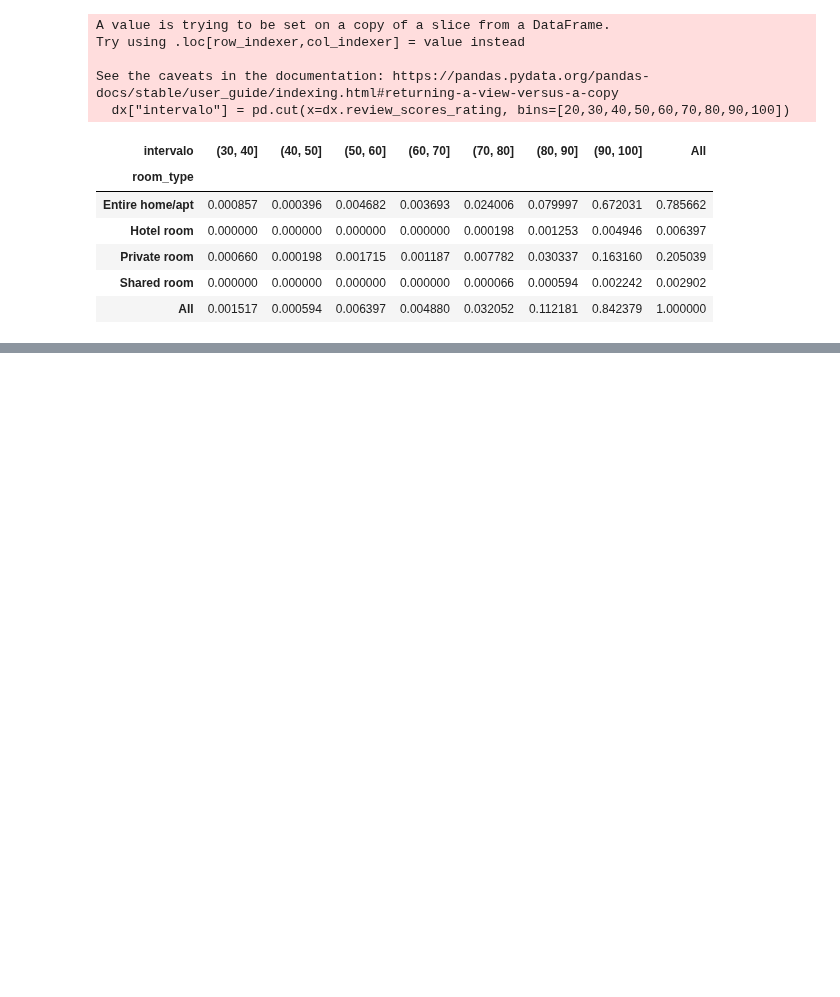
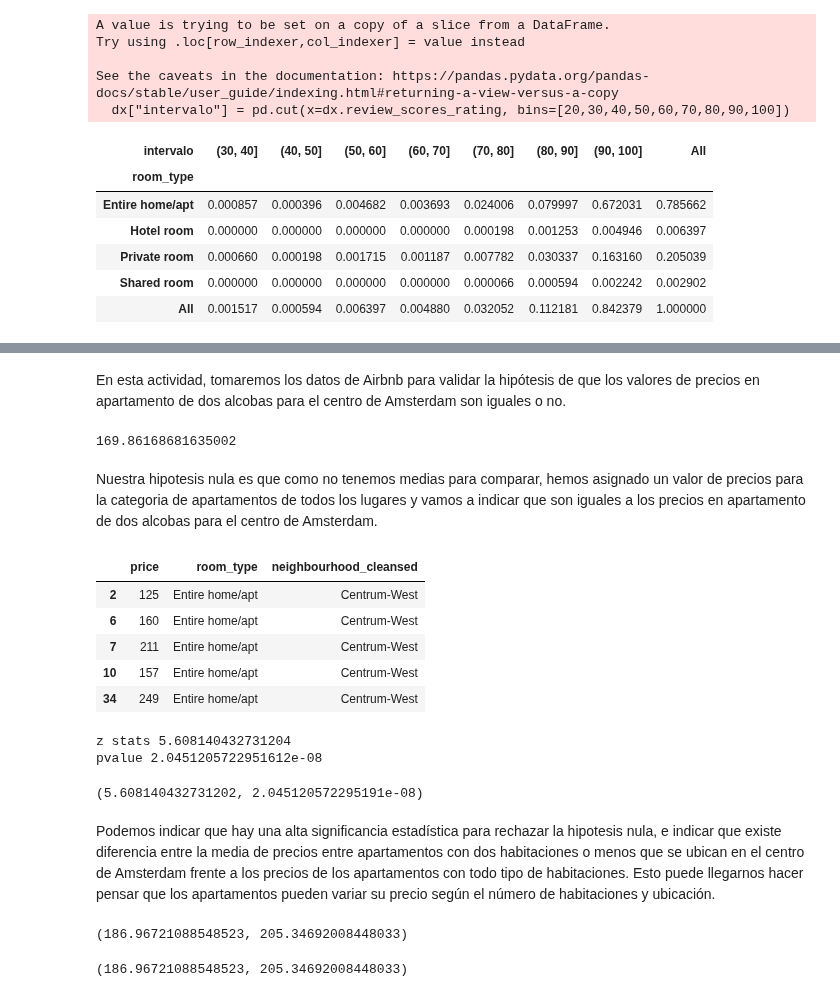
Before and after one commit to onavarrete04/Introduccion-Ciencia-Datos, a Jupyter notebook: EJERCICIO_DESCRIPTIVO_AIRBNB.ipynb, the cells around one changed output, grey strips where cells are left out. Drawn from its saved outputs; the diff is of its cells as text; code cells hidden in the pictures; blank space fills up the shorter version.

Commit message:
Estadística z y t conceptual para el ejercicio, tablas de contingencia, ejercicio

```diff
--- a/EJERCICIO_DESCRIPTIVO_AIRBNB.ipynb
+++ b/EJERCICIO_DESCRIPTIVO_AIRBNB.ipynb
@@ -504,0 +500,75 @@ stats_chi
+# %% [markdown]
+En esta actividad, tomaremos los datos de Airbnb para validar la hipótesis de que los valores de precios en apartamento de dos alcobas para el centro de Amsterdam son iguales o no.
+# %%
+# primero que todo vamos a revisar nuestras variables y generar un data set
+#h0 m1 = m2
+#ha m1 != m2
+# para este caso vamos a estimar la media de precios de las habitaciones y apartamentos
+h0 = datos.loc[(datos.room_type == "Entire home/apt"), "price"].dropna().mean()
+# %% [output]
+169.86168681635002
+# %% [markdown]
+Nuestra hipotesis nula es que como no tenemos medias para comparar, hemos asignado un valor de precios para la categoria de apartamentos de todos los lugares y vamos a indicar que son iguales a los precios en apartamento de dos alcobas para el centro de Amsterdam.
+# %%
+dx = datos.loc[(datos.room_type == "Entire home/apt") & (datos.bedrooms <= 2),["price","room_type","neighbourhood_cleansed"]].dropna()
+centro = dx[dx['neighbourhood_cleansed'].str.contains('Centrum')]
+centro.head(5)
+# %% [output]
+|  | price | room_type | neighbourhood_cleansed |
+| 2 | 125 | Entire home/apt | Centrum-West |
+| 6 | 160 | Entire home/apt | Centrum-West |
+| 7 | 211 | Entire home/apt | Centrum-West |
+| 10 | 157 | Entire home/apt | Centrum-West |
+| 34 | 249 | Entire home/apt | Centrum-West |
+# %%
+m1 = centro.price.mean()
+std = centro.price.std()
+n = centro.price.size
+
+# error estandar media poblacional e = std/np.sqrt(n)
+e = std/np.sqrt(n)
+
+# stats z = m1 - h0 / error estandar
+
+stats_z = (m1 - h0 )/ e
+stats_z
+
+# pvalue = 2 * norm.cdf(-abs(stats_z))
+pvalue = 2 * stats.norm.cdf(-abs(stats_z))
+print("z stats",stats_z)
+print("pvalue",pvalue)
+# %% [output]
+z stats 5.608140432731204
+pvalue 2.0451205722951612e-08
+# %%
+from statsmodels.stats.weightstats import ztest
+
+ztest(centro.price, value = h0)
+
+# Verificando resultados
+# %% [output]
+(5.608140432731202, 2.045120572295191e-08)
+# %% [markdown]
+Podemos indicar que hay una alta significancia estadística para rechazar la hipotesis nula, e indicar que existe diferencia entre la media de precios entre apartamentos con dos habitaciones o menos que se ubican en el centro de Amsterdam frente a los precios de los apartamentos con todo tipo de habitaciones. Esto puede llegarnos hacer pensar que los apartamentos pueden variar su precio según el número de habitaciones y ubicación.
+# %%
+# intervalo de confianza para la media poblacional de apartamentos con más de dos habitaciones en el centro
+
+z = stats.norm.ppf(0.5+(0.95/2))
+
+e  # el error estandar definido en la parte de arriba
+
+m1 # media muestral definida en la parte superior
+
+intervalos = (
+
+    m1 - (z * e),
+    m1 + (z * e)
+
+)
+intervalos
+# %% [output]
+(186.96721088548523, 205.34692008448033)
+# %%
+stats.norm.interval(confidence = 0.95, loc=m1, scale=e)
+# %% [output]
+(186.96721088548523, 205.34692008448033)
```
Also changed, not shown: parts of 8 cells of this notebook.
